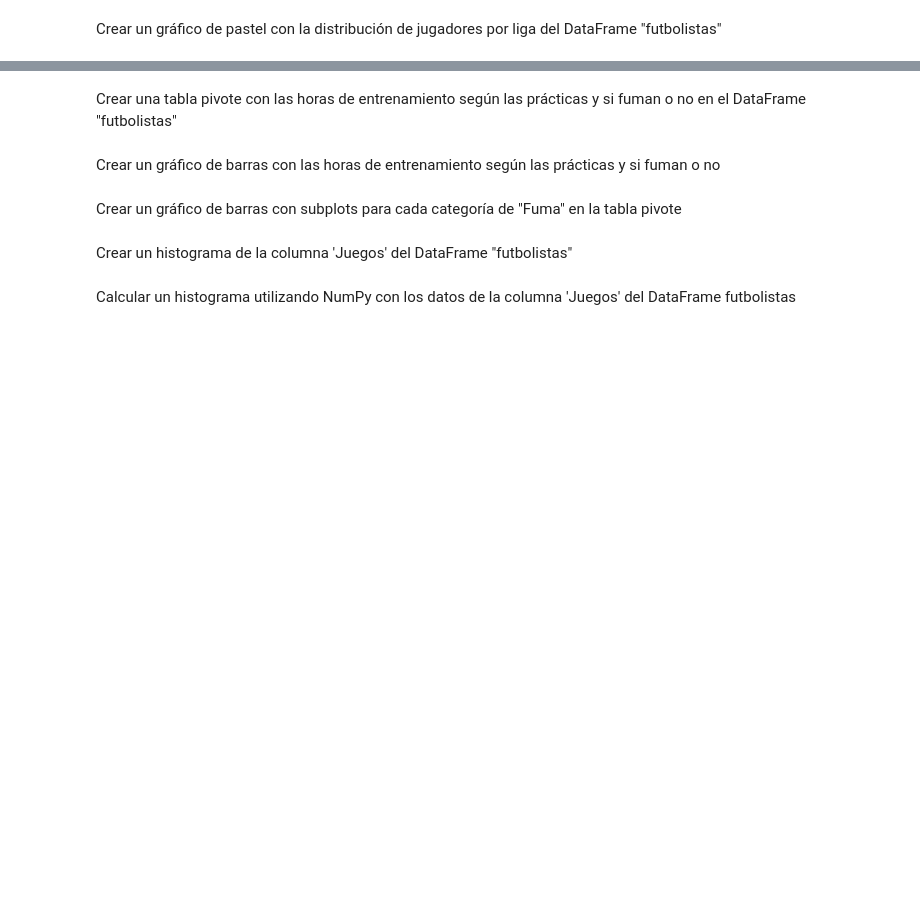
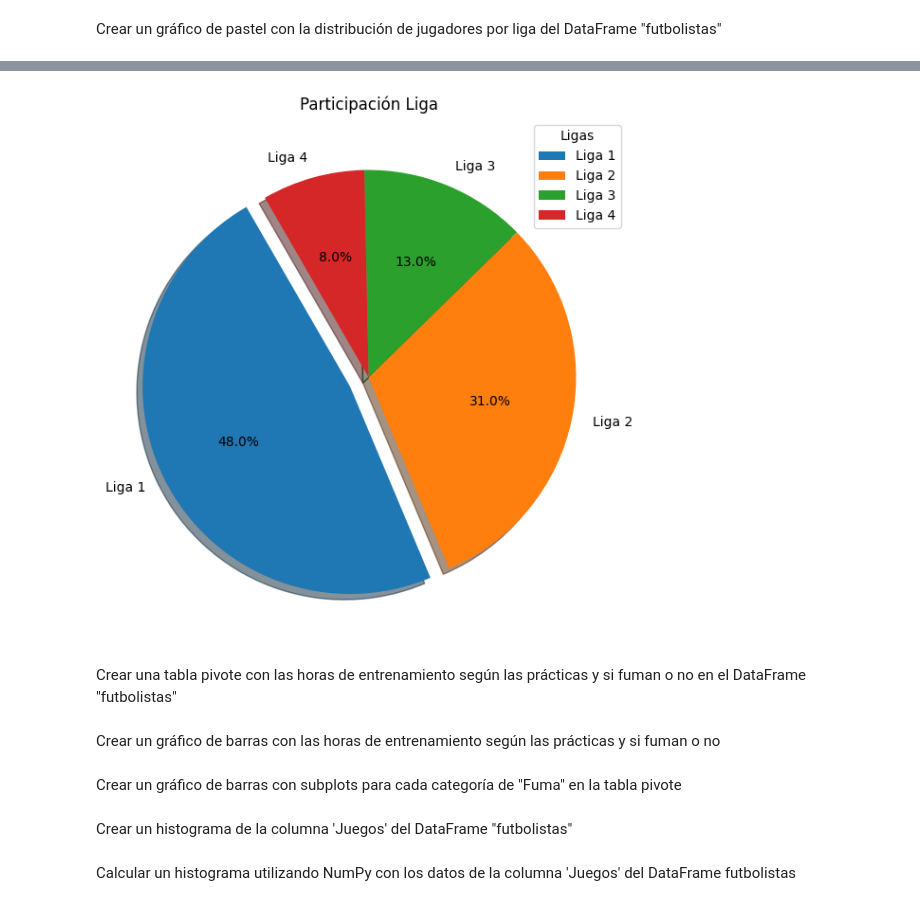
Before and after one commit to alexballera/python-lib, a Jupyter notebook: python/a2-capacitacion/Python- DataScience.ipynb, the cells around one changed output, grey strips where cells are left out. Drawn from its saved outputs; the diff is of its cells as text; code cells hidden in the pictures; blank space fills up the shorter version.

```diff
--- a/python/a2-capacitacion/Python- DataScience.ipynb
+++ b/python/a2-capacitacion/Python- DataScience.ipynb
@@ -852,3 +876,21 @@ Crear un gráfico de pastel con la distribución de jugadores por liga del DataF
+# %%
+fig, ax = plt.subplots(figsize=(12, 6))
+labels = ['Liga 1', 'Liga 2', 'Liga 3', 'Liga 4']
+explode = (0.1, 0, 0, 0)
+ax.pie(
+    ligas,
+    labels=labels,
+    shadow=True,
+    explode=explode,
+    autopct="%1.1f%%",
+    startangle=120
+    )
+ax.set_title('Participación Liga')
+plt.legend(title='Ligas')
+fig.tight_layout()
+plt.show()
+# %% [output]
+[figure, added]
 # %% [markdown]
 Crear una tabla pivote con las horas de entrenamiento según las prácticas y si fuman o no en el DataFrame "futbolistas"
 # %% [markdown]
```
Also changed, not shown: parts of 7 cells of this notebook, 9 other files.
